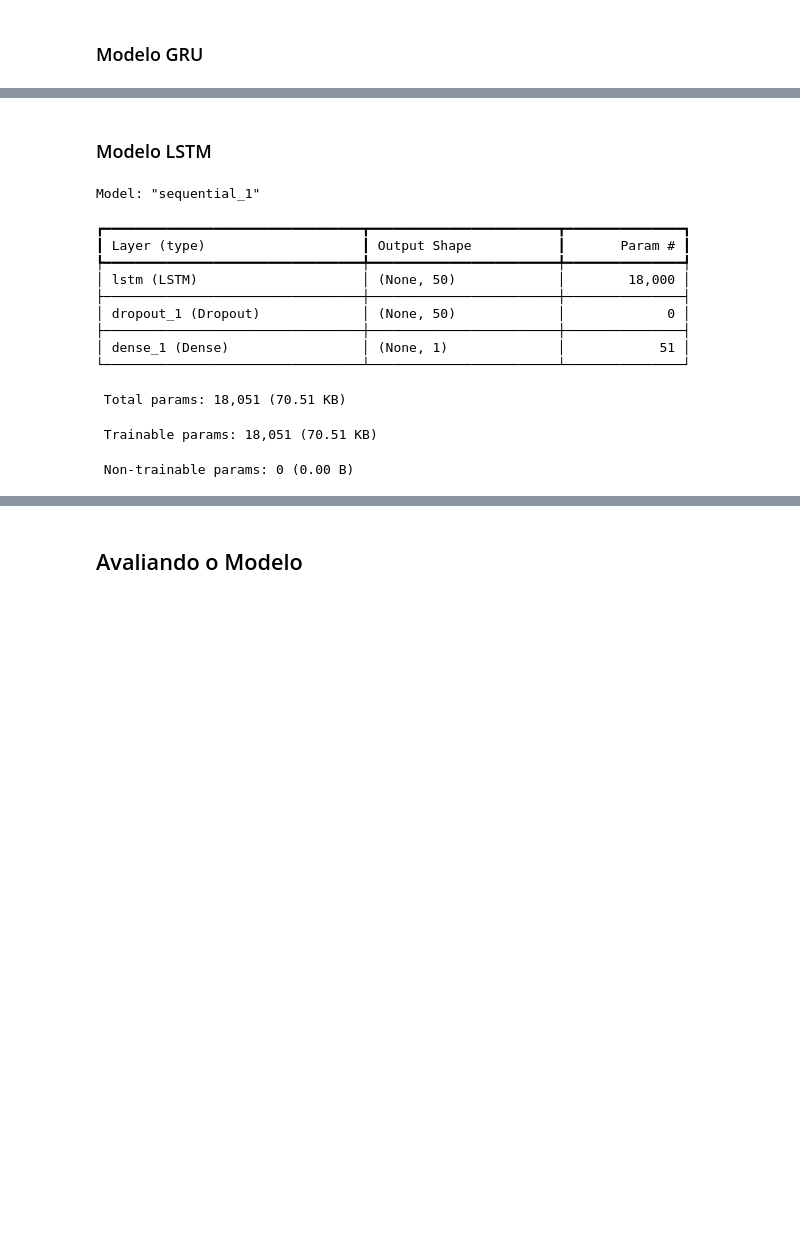
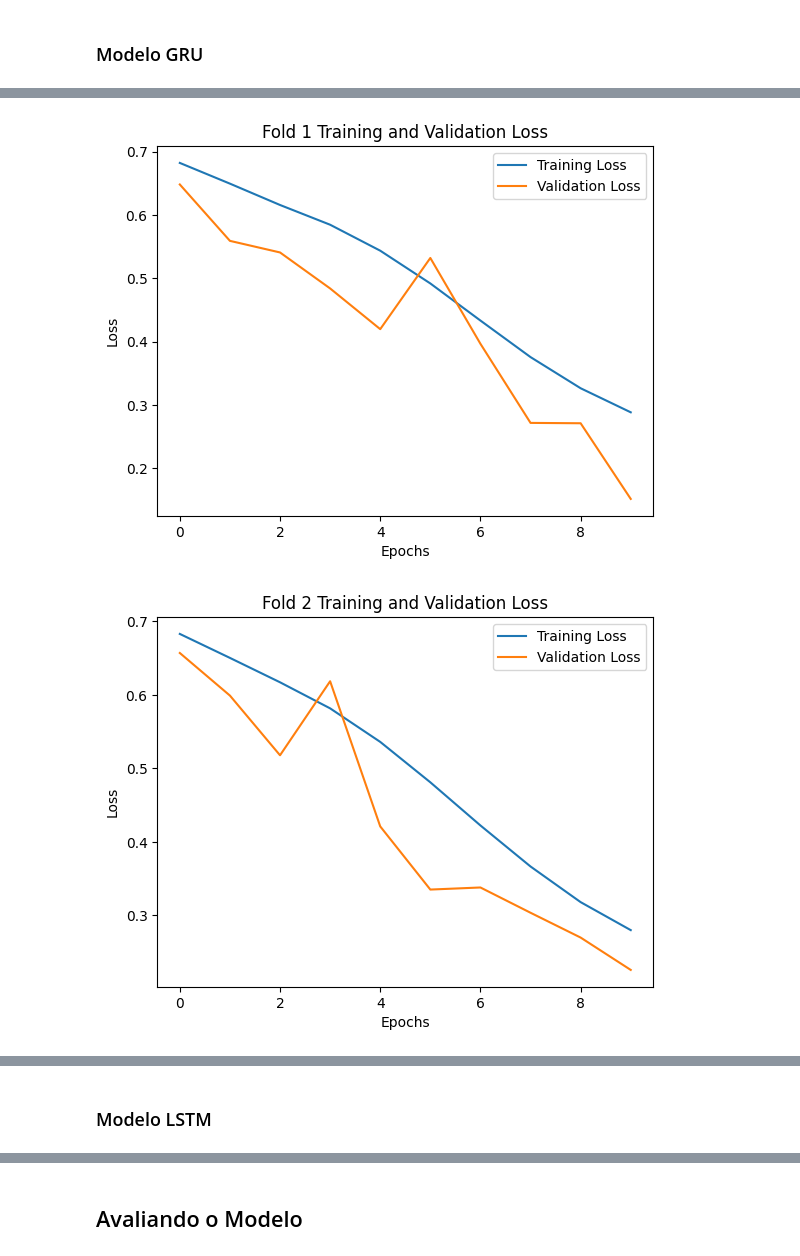
Before and after one commit to Inteli-College/2024-2A-T08-EC07-G05, a Jupyter notebook: src/notebooks/Sprint_3/build_model.ipynb, the cells around one changed output, grey strips where cells are left out. Saved outputs shown, nothing was run; the diff lists cells and outputs as text; code cells hidden in the pictures; blank space fills up the shorter version.

Commit message:
Feat/Cross-Validation

```diff
--- a/src/notebooks/Sprint_3/build_model.ipynb
+++ b/src/notebooks/Sprint_3/build_model.ipynb
@@ -181,3 +155,0 @@ Skipping registering GPU devices...
-# %%
-# Treinando o modelo GRU
-history_gru = model_gru.fit(X_train, y_train, epochs=500, batch_size=32, validation_split=0.2)
@@ -201,0 +156,26 @@ Epoch 500/500
+# %%
+from sklearn.model_selection import KFold
+import numpy as np
+from tensorflow.keras.models import Sequential
+from tensorflow.keras.layers import GRU, Dense, Dropout
+from tensorflow.keras.optimizers import Adam
+import matplotlib.pyplot as plt
+
+# Function to reshape the datasets for compatibility with the GRU model
+def reshape_dataset(X_dataset, y_dataset):
+    X_dataset = X_dataset.values.reshape((X_dataset.shape[0], 1, X_dataset.shape[1]))
+    X_dataset = np.array(X_dataset, dtype=np.float32)
+    y_dataset = np.array(y_dataset, dtype=np.float32)
+    return X_dataset, y_dataset
+
+# Function to create the GRU model
+def create_gru_model(input_shape):
+    model = Sequential()
+    model.add(GRU(50, input_shape=input_shape))  # GRU layer
+    model.add(Dropout(0.2))  # Dropout to prevent overfitting
+    model.add(Dense(1, activation='sigmoid'))  # Output layer for binary classification
+
+    model.compile(optimizer=Adam(learning_rate=0.001),
+                  loss='binary_crossentropy',
+                  metrics=['accuracy'])  # Compile the model
+    return model
@@ -201,0 +243,14 @@ Epoch 500/500
+# %%
+# Plot the training and validation loss for each fold
+for i in range(len(train_losses)):
+    plt.figure()
+    plt.plot(train_losses[i], label='Training Loss')
+    plt.plot(val_losses[i], label='Validation Loss')
+    plt.title(f'Fold {i+1} Training and Validation Loss')
+    plt.xlabel('Epochs')
+    plt.ylabel('Loss')
+    plt.legend()
+    plt.show()
+# %% [output]
+[figure, added]
+[figure, added]
@@ -202,37 +260,2 @@ Epoch 500/500
 # %% [markdown]
 ### Modelo LSTM
-# %%
-# Definir o modelo LSTM
-model_lstm = Sequential()  # Cria um modelo sequencial para o LSTM
-
-# Camada LSTM
-model_lstm.add(LSTM(50, input_shape=(X_train.shape[1], X_train.shape[2])))
-# Adiciona uma camada LSTM com 50 unidades. A forma de entrada é (n timesteps, n características)
-
-model_lstm.add(Dropout(0.2))
-# Adiciona uma camada Dropout para prevenir overfitting, desativando aleatoriamente 20% dos neurônios durante o treinamento
-
-# Camada de saída
-model_lstm.add(Dense(1, activation='sigmoid'))
-# Adiciona uma camada densa de saída com 1 neurônio e ativação sigmoide para uma tarefa de classificação binária
-
-# Compilar o modelo
-model_lstm.compile(optimizer=Adam(learning_rate=0.001), loss='binary_crossentropy', metrics=['accuracy'])
-# Compila o modelo usando o otimizador Adam com taxa de aprendizado de 0.001, a função de perda de entropia cruzada binária e a métrica de acurácia
-
-# Resumo do modelo
-model_lstm.summary()  # Exibe um resumo da arquitetura do modelo
-# %% [output]
-Model: "sequential_1"
-┏━━━━━━━━━━━━━━━━━━━━━━━━━━━━━━━━━┳━━━━━━━━━━━━━━━━━━━━━━━━┳━━━━━━━━━━━━━━━┓
-┃ Layer (type)                    ┃ Output Shape           ┃       Param # ┃
-┡━━━━━━━━━━━━━━━━━━━━━━━━━━━━━━━━━╇━━━━━━━━━━━━━━━━━━━━━━━━╇━━━━━━━━━━━━━━━┩
-│ lstm (LSTM)                     │ (None, 50)             │        18,000 │
-├─────────────────────────────────┼────────────────────────┼───────────────┤
-│ dropout_1 (Dropout)             │ (None, 50)             │             0 │
-├─────────────────────────────────┼────────────────────────┼───────────────┤
-│ dense_1 (Dense)                 │ (None, 1)              │            51 │
-└─────────────────────────────────┴────────────────────────┴───────────────┘
- Total params: 18,051 (70.51 KB)
- Trainable params: 18,051 (70.51 KB)
- Non-trainable params: 0 (0.00 B)
```
Also changed, not shown: parts of 14 cells of this notebook.
